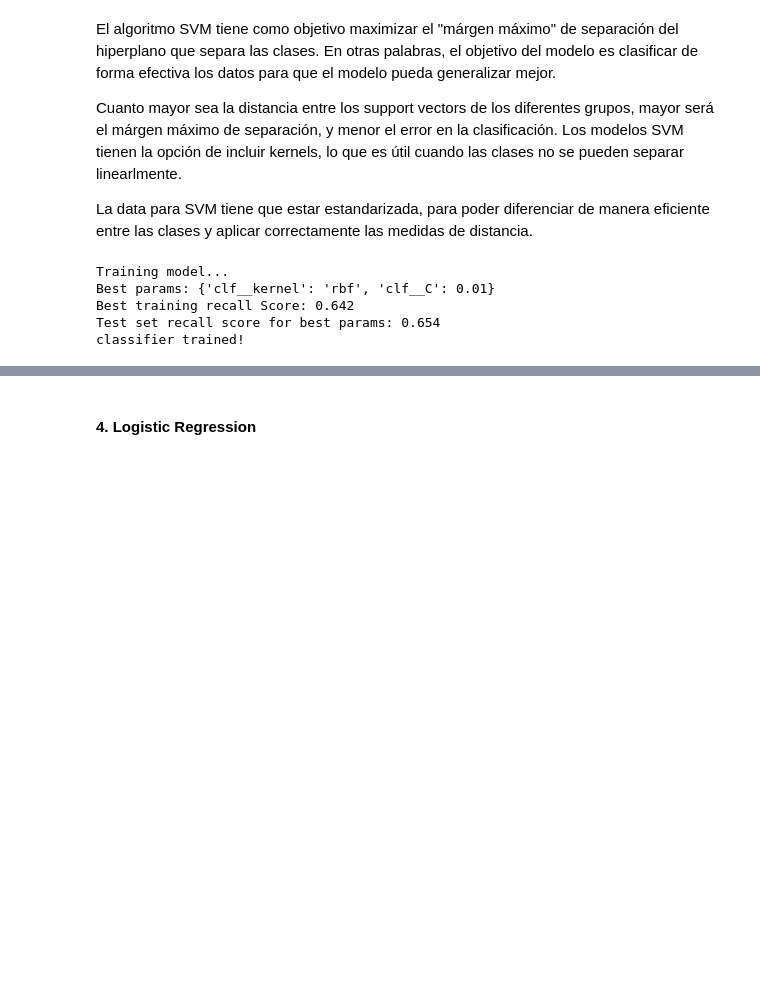
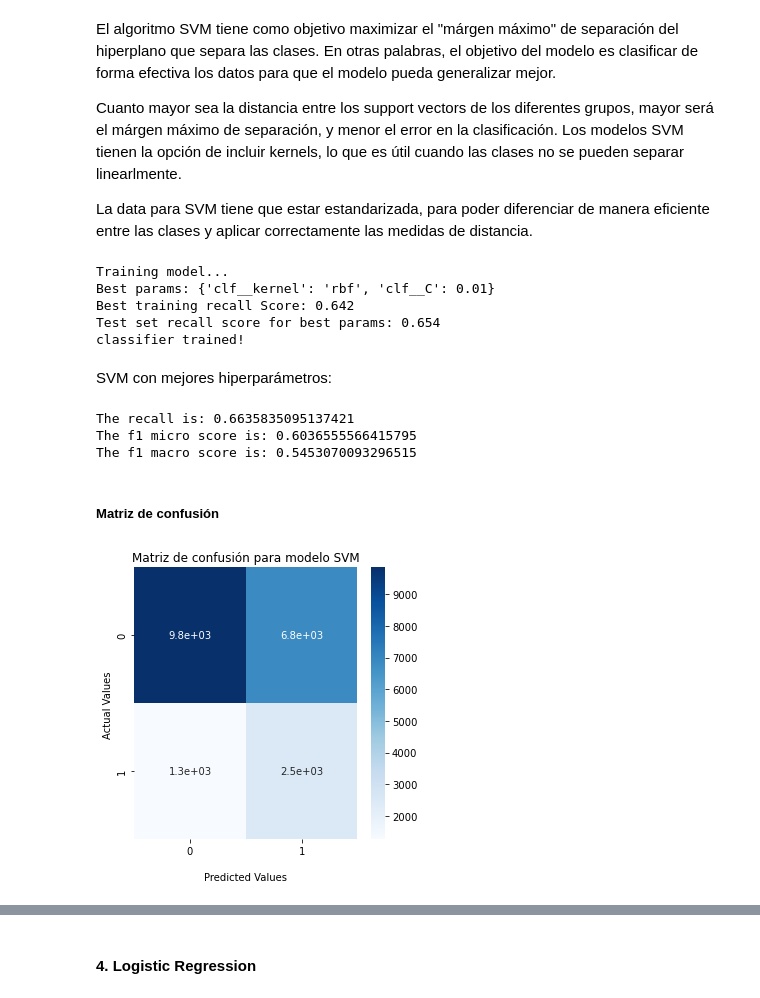
Before and after one commit to rebeccahcohen/Challenge_LATAM, a Jupyter notebook: modelos.ipynb, the cells around one changed output, grey strips where cells are left out. Saved outputs shown, nothing was run; the diff lists cells and outputs as text; code cells hidden in the pictures; blank space fills up the shorter version.

```diff
--- a/modelos.ipynb
+++ b/modelos.ipynb
@@ -424,3 +435,35 @@ Best params: {'clf__kernel': 'rbf', 'clf__C': 0.01}
 Best training recall Score: 0.642
 Test set recall score for best params: 0.654
 classifier trained!
+# %% [markdown]
+SVM con mejores hiperparámetros:
+# %%
+svc = Pipeline([('scl', StandardScaler()),
+                ('clf', SVC(class_weight='balanced', random_state = 42, kernel='rbf', C=0.01)),
+                        ])
+
+svc.fit(X, y)
+
+y_pred = svc.predict(X_test)
+f1_score_macro = f1_score(y_test, y_pred, average='macro')
+f1_score_micro = f1_score(y_test, y_pred, average='micro')
+
+print(f'The recall is: {recall_score(y_test, y_pred)}')
+print(f'The f1 micro score is: {f1_score_micro}')
+print(f'The f1 macro score is: {f1_score_macro}')
+# %% [output]
+The recall is: 0.6635835095137421
+The f1 micro score is: 0.6036555566415795
+The f1 macro score is: 0.5453070093296515
+# %% [markdown]
+##### Matriz de confusión
+# %%
+cf_matrix = confusion_matrix(y_test, y_pred)
+ax = sns.heatmap(cf_matrix, annot=True, cmap='Blues')
+
+ax.set_title('Matriz de confusión para modelo SVM');
+ax.set_xlabel('\nPredicted Values')
+ax.set_ylabel('Actual Values ');
+plt.rcParams["figure.figsize"] = (5, 5)
+# %% [output]
+[figure, added]
```
Also changed, not shown: parts of 13 cells of this notebook, 1 other file.
